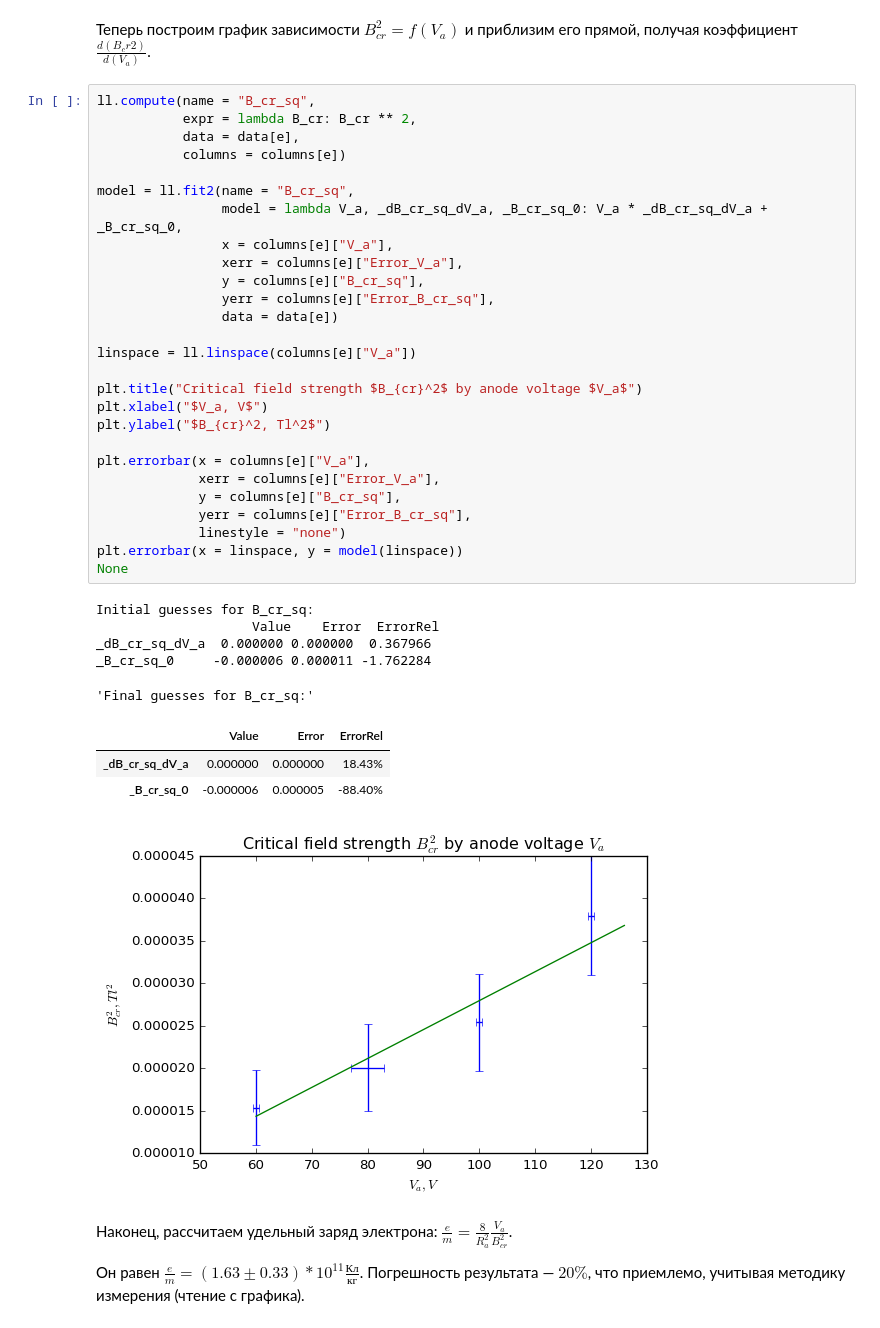
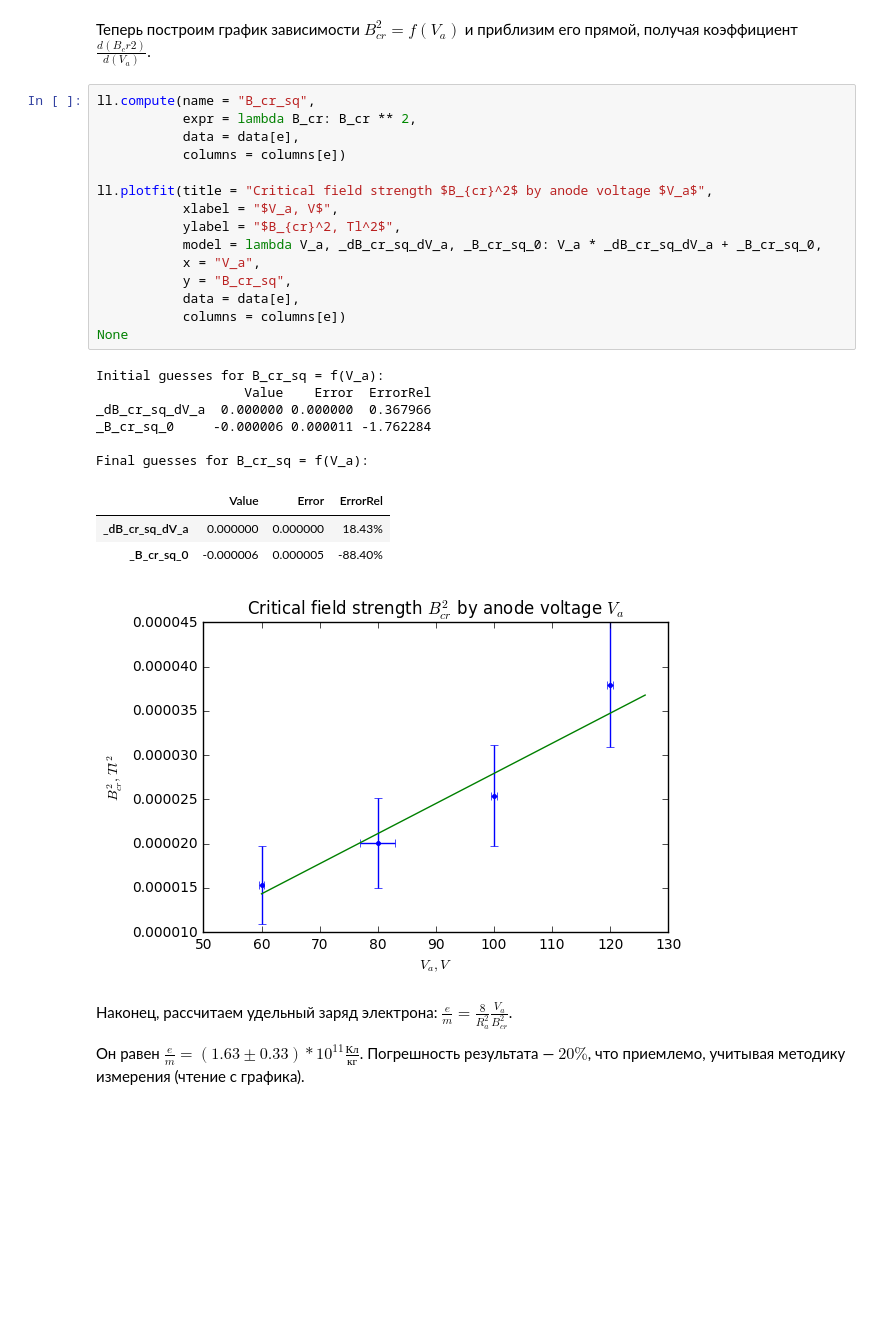
Before and after one commit to intelfx/mipt-lab, a Jupyter notebook: Курс 2 семестр 1/Лабы/3.3.1b/3.3.1b.ipynb, the cells around one changed output. Drawn from its saved outputs; the diff is of its cells as text; blank space fills up the shorter version.

```diff
--- a/Курс 2 семестр 1/Лабы/3.3.1b/3.3.1b.ipynb
+++ b/Курс 2 семестр 1/Лабы/3.3.1b/3.3.1b.ipynb
@@ -164,40 +153,29 @@ disp(columns[e])
 # %%
 ll.compute(name = "B_cr_sq",
            expr = lambda B_cr: B_cr ** 2,
            data = data[e],
            columns = columns[e])
 
-model = ll.fit2(name = "B_cr_sq",
-                model = lambda V_a, _dB_cr_sq_dV_a, _B_cr_sq_0: V_a * _dB_cr_sq_dV_a + _B_cr_sq_0,
-                x = columns[e]["V_a"],
-                xerr = columns[e]["Error_V_a"],
-                y = columns[e]["B_cr_sq"],
-                yerr = columns[e]["Error_B_cr_sq"],
-                data = data[e])
-
-linspace = ll.linspace(columns[e]["V_a"])
-
-plt.title("Critical field strength $B_{cr}^2$ by anode voltage $V_a$")
-plt.xlabel("$V_a, V$")
-plt.ylabel("$B_{cr}^2, Tl^2$")
-
-plt.errorbar(x = columns[e]["V_a"],
-             xerr = columns[e]["Error_V_a"],
-             y = columns[e]["B_cr_sq"],
-             yerr = columns[e]["Error_B_cr_sq"],
-             linestyle = "none")
-plt.errorbar(x = linspace, y = model(linspace))
+ll.plotfit(title = "Critical field strength $B_{cr}^2$ by anode voltage $V_a$",
+           xlabel = "$V_a, V$",
+           ylabel = "$B_{cr}^2, Tl^2$",
+           model = lambda V_a, _dB_cr_sq_dV_a, _B_cr_sq_0: V_a * _dB_cr_sq_dV_a + _B_cr_sq_0,
+           x = "V_a",
+           y = "B_cr_sq",
+           data = data[e],
+           columns = columns[e])
 None
 # %% [output]
-Initial guesses for B_cr_sq:
-                    Value    Error  ErrorRel
+Initial guesses for B_cr_sq = f(V_a):
+                   Value    Error  ErrorRel
 _dB_cr_sq_dV_a  0.000000 0.000000  0.367966
 _B_cr_sq_0     -0.000006 0.000011 -1.762284
+
+Final guesses for B_cr_sq = f(V_a):
-'Final guesses for B_cr_sq:'
 |  | Value | Error | ErrorRel |
 | _dB_cr_sq_dV_a | 0.000000 | 0.000000 | 18.43% |
 | _B_cr_sq_0 | -0.000006 | 0.000005 | -88.40% |
-[figure, old version]
+[figure, new version]
 # %% [markdown]
 Наконец, рассчитаем удельный заряд электрона: $\frac{e}{m} = \frac{8}{R_a^2} \frac{V_a}{B_{cr}^2}$.
 
```
Also changed, not shown: parts of 4 cells of this notebook, 2 other files.
